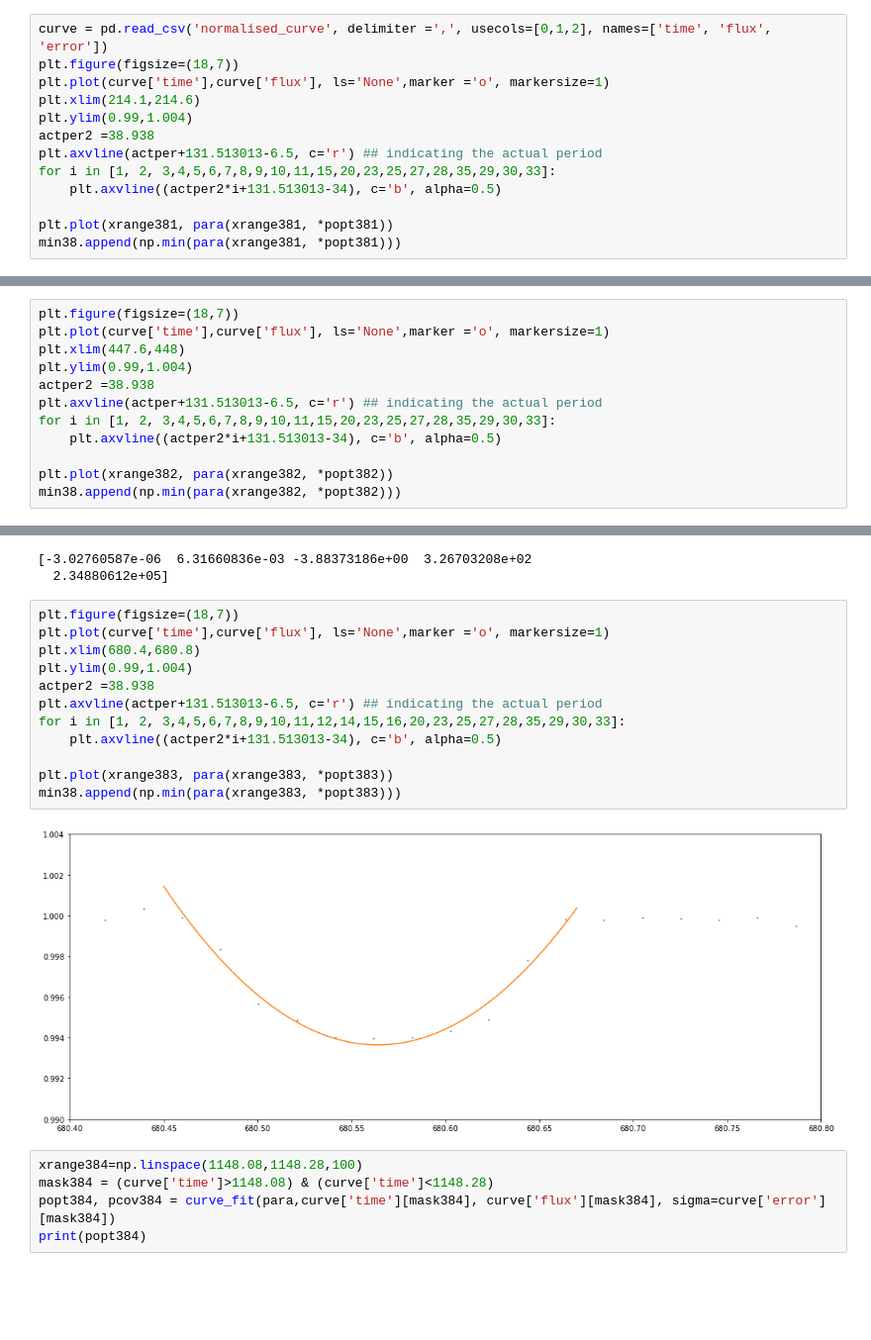
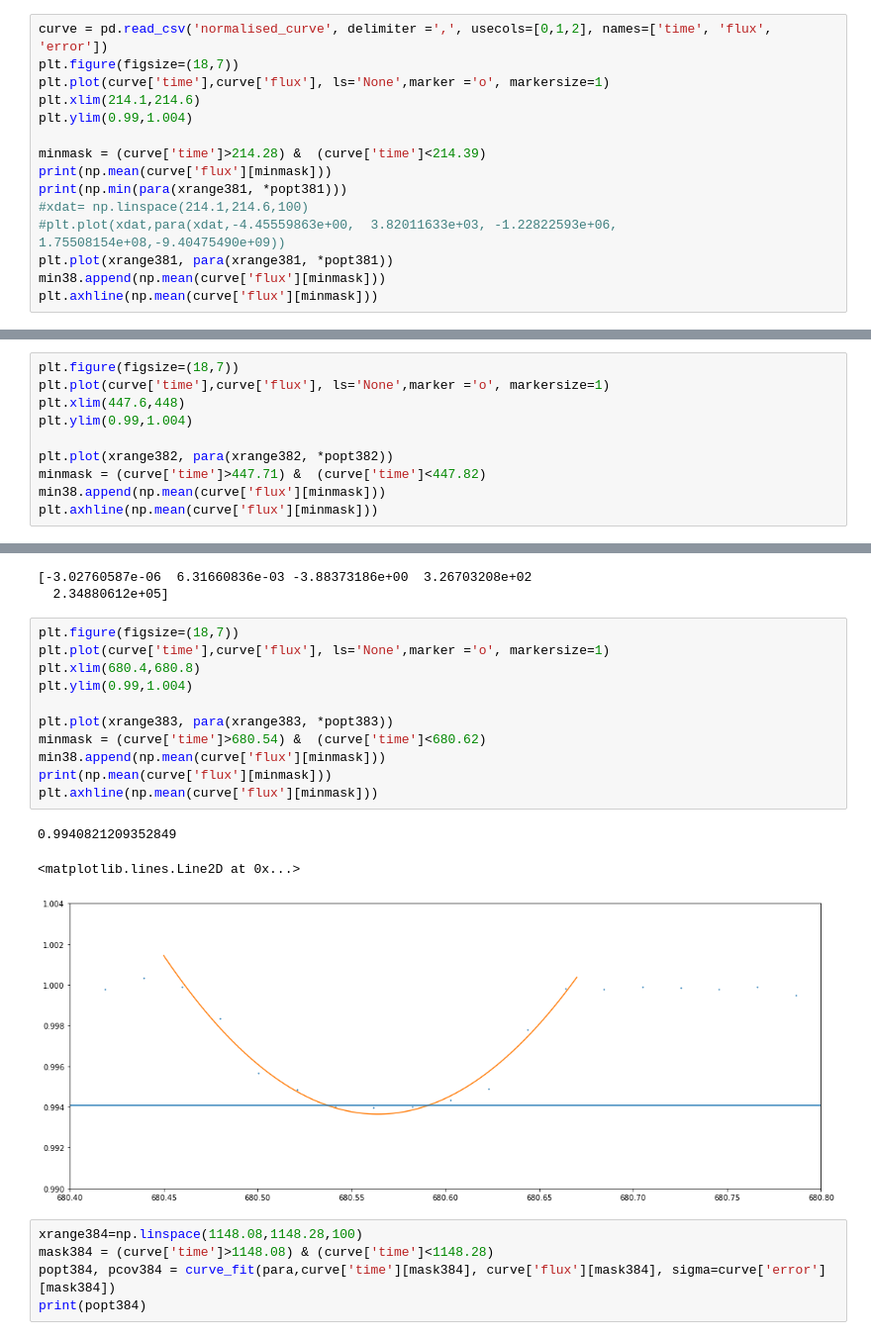
Before and after one commit to wfw23/Astrolabs, a Jupyter notebook: Chapter3_ExoLightCurves.ipynb, the cells around one changed output, grey strips where cells are left out. Shown at 99% size. Saved outputs shown, nothing was run; the diff lists cells and outputs as text; blank space fills up the shorter version.

```diff
--- a/Chapter3_ExoLightCurves.ipynb
+++ b/Chapter3_ExoLightCurves.ipynb
@@ -589,11 +535,13 @@ plt.figure(figsize=(18,7))
 plt.plot(curve['time'],curve['flux'], ls='None',marker ='o', markersize=1)
 plt.xlim(214.1,214.6)
 plt.ylim(0.99,1.004)
-actper2 =38.938
-plt.axvline(actper+131.513013-6.5, c='r') ## indicating the actual period
-for i in [1, 2, 3,4,5,6,7,8,9,10,11,15,20,23,25,27,28,35,29,30,33]:
-    plt.axvline((actper2*i+131.513013-34), c='b', alpha=0.5)
 
+minmask = (curve['time']>214.28) &  (curve['time']<214.39)
+print(np.mean(curve['flux'][minmask]))
+print(np.min(para(xrange381, *popt381)))
+#xdat= np.linspace(214.1,214.6,100)
+#plt.plot(xdat,para(xdat,-4.45559863e+00,  3.82011633e+03, -1.22822593e+06,  1.75508154e+08,-9.40475490e+09))
 plt.plot(xrange381, para(xrange381, *popt381))
-min38.append(np.min(para(xrange381, *popt381)))
+min38.append(np.mean(curve['flux'][minmask]))
+plt.axhline(np.mean(curve['flux'][minmask]))
 # %% [output]
@@ -623,11 +577,9 @@ plt.figure(figsize=(18,7))
 plt.plot(curve['time'],curve['flux'], ls='None',marker ='o', markersize=1)
 plt.xlim(447.6,448)
 plt.ylim(0.99,1.004)
-actper2 =38.938
-plt.axvline(actper+131.513013-6.5, c='r') ## indicating the actual period
-for i in [1, 2, 3,4,5,6,7,8,9,10,11,15,20,23,25,27,28,35,29,30,33]:
-    plt.axvline((actper2*i+131.513013-34), c='b', alpha=0.5)
 
 plt.plot(xrange382, para(xrange382, *popt382))
-min38.append(np.min(para(xrange382, *popt382)))
+minmask = (curve['time']>447.71) &  (curve['time']<447.82)
+min38.append(np.mean(curve['flux'][minmask]))
+plt.axhline(np.mean(curve['flux'][minmask]))
 # %% [output]
@@ -643,17 +596,18 @@ print(popt383)
 # %%
 plt.figure(figsize=(18,7))
 plt.plot(curve['time'],curve['flux'], ls='None',marker ='o', markersize=1)
 plt.xlim(680.4,680.8)
 plt.ylim(0.99,1.004)
-actper2 =38.938
-plt.axvline(actper+131.513013-6.5, c='r') ## indicating the actual period
-for i in [1, 2, 3,4,5,6,7,8,9,10,11,12,14,15,16,20,23,25,27,28,35,29,30,33]:
-    plt.axvline((actper2*i+131.513013-34), c='b', alpha=0.5)
 
 plt.plot(xrange383, para(xrange383, *popt383))
-min38.append(np.min(para(xrange383, *popt383)))
+minmask = (curve['time']>680.54) &  (curve['time']<680.62)
+min38.append(np.mean(curve['flux'][minmask]))
+print(np.mean(curve['flux'][minmask]))
+plt.axhline(np.mean(curve['flux'][minmask]))
 # %% [output]
+0.9940821209352849
+<matplotlib.lines.Line2D at 0x...>
-[figure, old version]
+[figure, new version]
 # %%
 xrange384=np.linspace(1148.08,1148.28,100)
 mask384 = (curve['time']>1148.08) & (curve['time']<1148.28)
```
Also changed, not shown: parts of 31 cells of this notebook, 1 other file.
